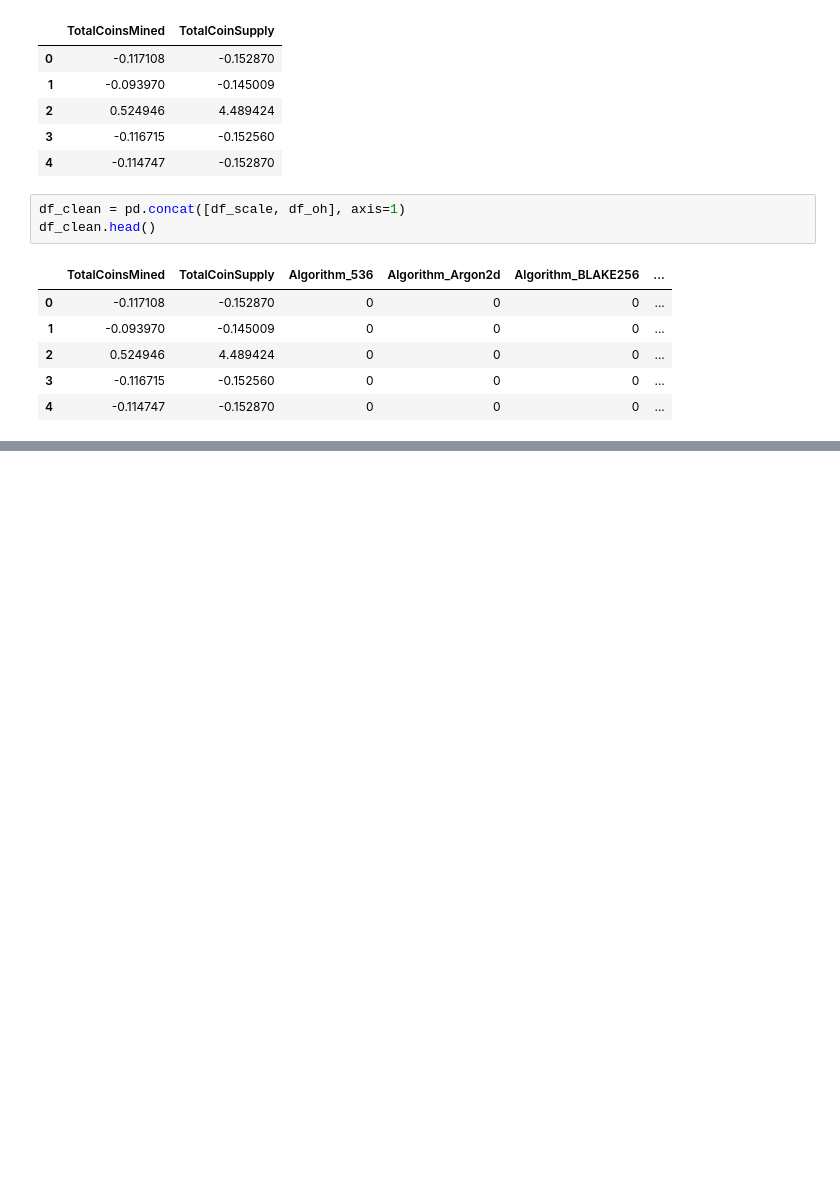
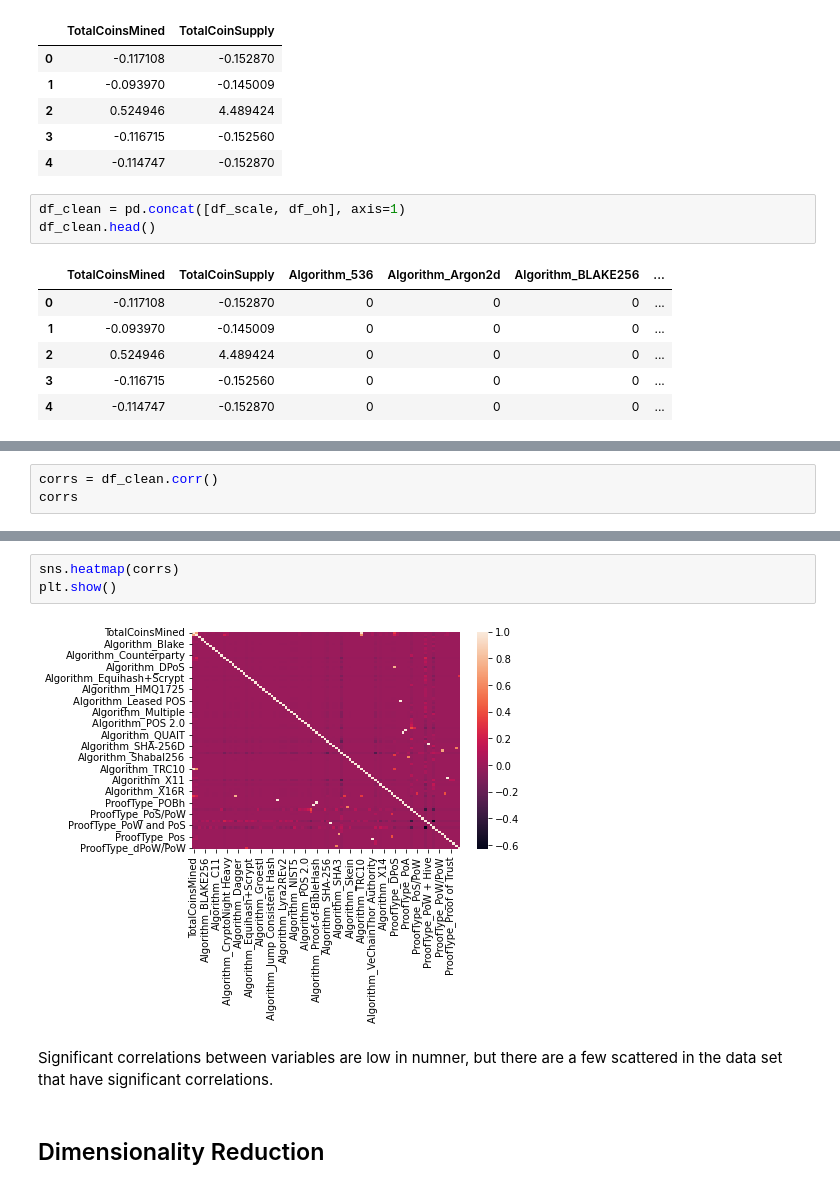
Before and after one commit to alvessab/SMU-data-bootcamp-12-2021, a Jupyter notebook: 20-Unsupervised-Learning/Submission/Cryptocurrency Clusters.ipynb, the cells around one changed output, grey strips where cells are left out. Drawn from its saved outputs; the diff is of its cells as text; blank space fills up the shorter version.

```diff
--- a/20-Unsupervised-Learning/Submission/Cryptocurrency Clusters.ipynb
+++ b/20-Unsupervised-Learning/Submission/Cryptocurrency Clusters.ipynb
@@ -267,0 +270,3 @@ df_clean.head()
+# %%
+corrs = df_clean.corr()
+corrs
@@ -267,0 +291,9 @@ df_clean.head()
+# %%
+sns.heatmap(corrs)
+plt.show()
+# %% [output]
+[figure, added]
+# %% [markdown]
+Significant correlations between variables are low in numner, but there are a few scattered in the data set that have significant correlations.
+# %% [markdown]
+## Dimensionality Reduction
```
Also changed, not shown: parts of 21 cells of this notebook, 1 other file.
